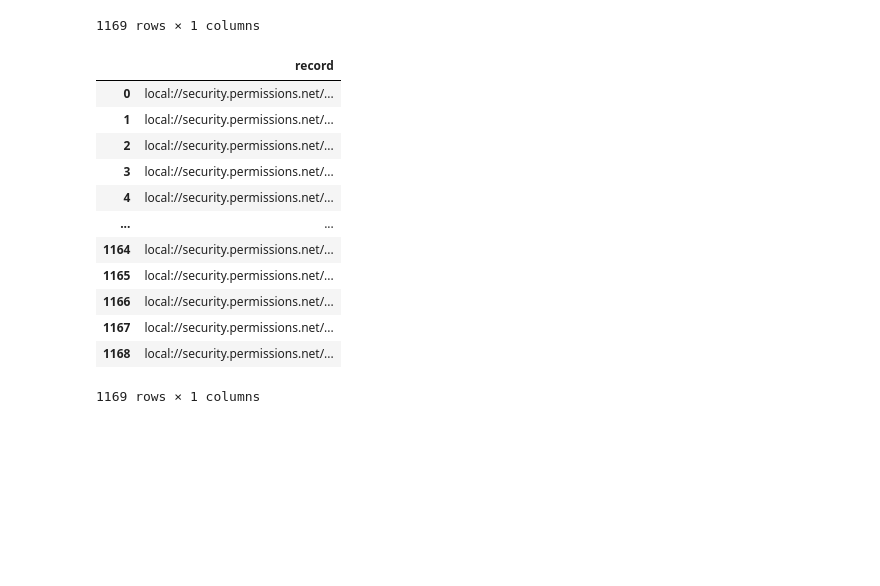
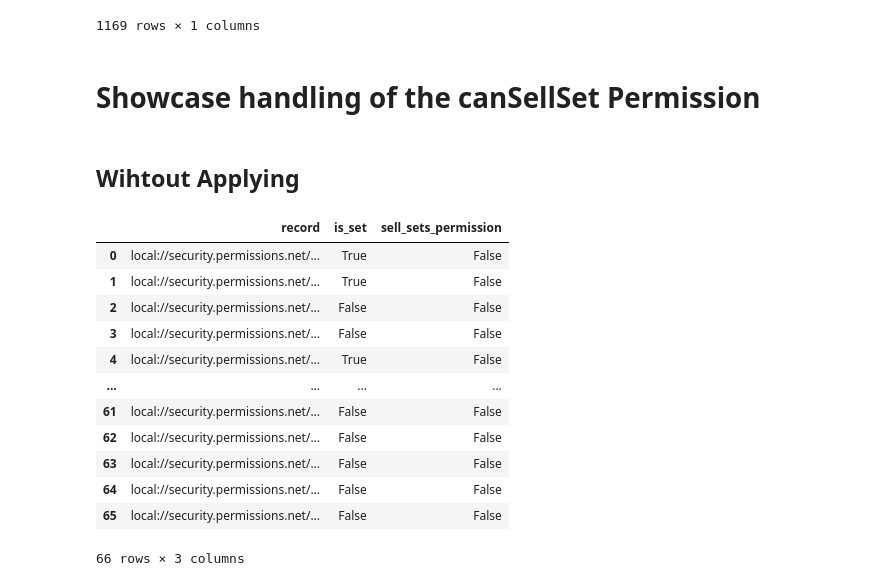
Before and after one commit to Egjfour/rdf_permissions_example, a Jupyter notebook: src/3-query_graph-corese_python.ipynb, the cells around one changed output. Cells and saved outputs as stored; diff of their text form; code cells hidden in the pictures; blank space fills up the shorter version.

Commit message:
Updates to Consider Sets of Items Permissions

```diff
--- a/src/3-query_graph-corese_python.ipynb
+++ b/src/3-query_graph-corese_python.ipynb
@@ -219,41 +213,45 @@ res1
 | 1167 | local://security.permissions.net/... |
 | 1168 | local://security.permissions.net/... |
 1169 rows × 1 columns
+# %% [markdown]
+# Showcase handling of the canSellSet Permission
+# %% [markdown]
+## Wihtout Applying
 # %%
-# Find all the records that a specific user may have access to.
+# Find all the records that a specific user may have access to. This query is simpler to read and more performant
 
-USER = "Mary"
+USER = "SalesRep_2"
 
 query = f"""
 prefix data: <local://security.permissions.net/entities#>
 prefix : <local://security.permissions.net/vocab#>
 
-select distinct ?record where {{
+select distinct ?record ?is_set ?sell_sets_permission where {{
     {{
-    data:{USER} a :SalesRep; :hasAccess ?country, ?item .
+    data:{USER} a :SalesRep; :hasAccess ?country, ?item ; :canSellSets ?sell_sets_permission .
     ?country a :Country ; :hasRecord ?record .
-    ?item a :Item ; :hasRecord ?record .
+    ?item a :Item ; :hasRecord ?record ; :isSet ?is_set .
     }} union {{
     data:{USER} a :Manager; :hasAccess ?item .
     ?item a :Item ; :hasRecord ?record .
     }}
 }}
 """
 
 # Execute the query
-res2 = corese.sparqlSelect(g, query, return_dataframe=True)
-res2
+res = corese.sparqlSelect(g, query, return_dataframe=True)
+res
 # %% [output]
-|  | record |
-| 0 | local://security.permissions.net/... |
-| 1 | local://security.permissions.net/... |
-| 2 | local://security.permissions.net/... |
-| 3 | local://security.permissions.net/... |
-| 4 | local://security.permissions.net/... |
-| ... | ... |
-| 1164 | local://security.permissions.net/... |
-| 1165 | local://security.permissions.net/... |
-| 1166 | local://security.permissions.net/... |
-| 1167 | local://security.permissions.net/... |
-| 1168 | local://security.permissions.net/... |
+|  | record | is_set | sell_sets_permission |
+| 0 | local://security.permissions.net/... | True | False |
+| 1 | local://security.permissions.net/... | True | False |
+| 2 | local://security.permissions.net/... | False | False |
+| 3 | local://security.permissions.net/... | False | False |
+| 4 | local://security.permissions.net/... | True | False |
+| ... | ... | ... | ... |
+| 61 | local://security.permissions.net/... | False | False |
+| 62 | local://security.permissions.net/... | False | False |
+| 63 | local://security.permissions.net/... | False | False |
+| 64 | local://security.permissions.net/... | False | False |
+| 65 | local://security.permissions.net/... | False | False |
-1169 rows × 1 columns
+66 rows × 3 columns
```
Also changed, not shown: parts of 8 cells of this notebook, 5 other files.
